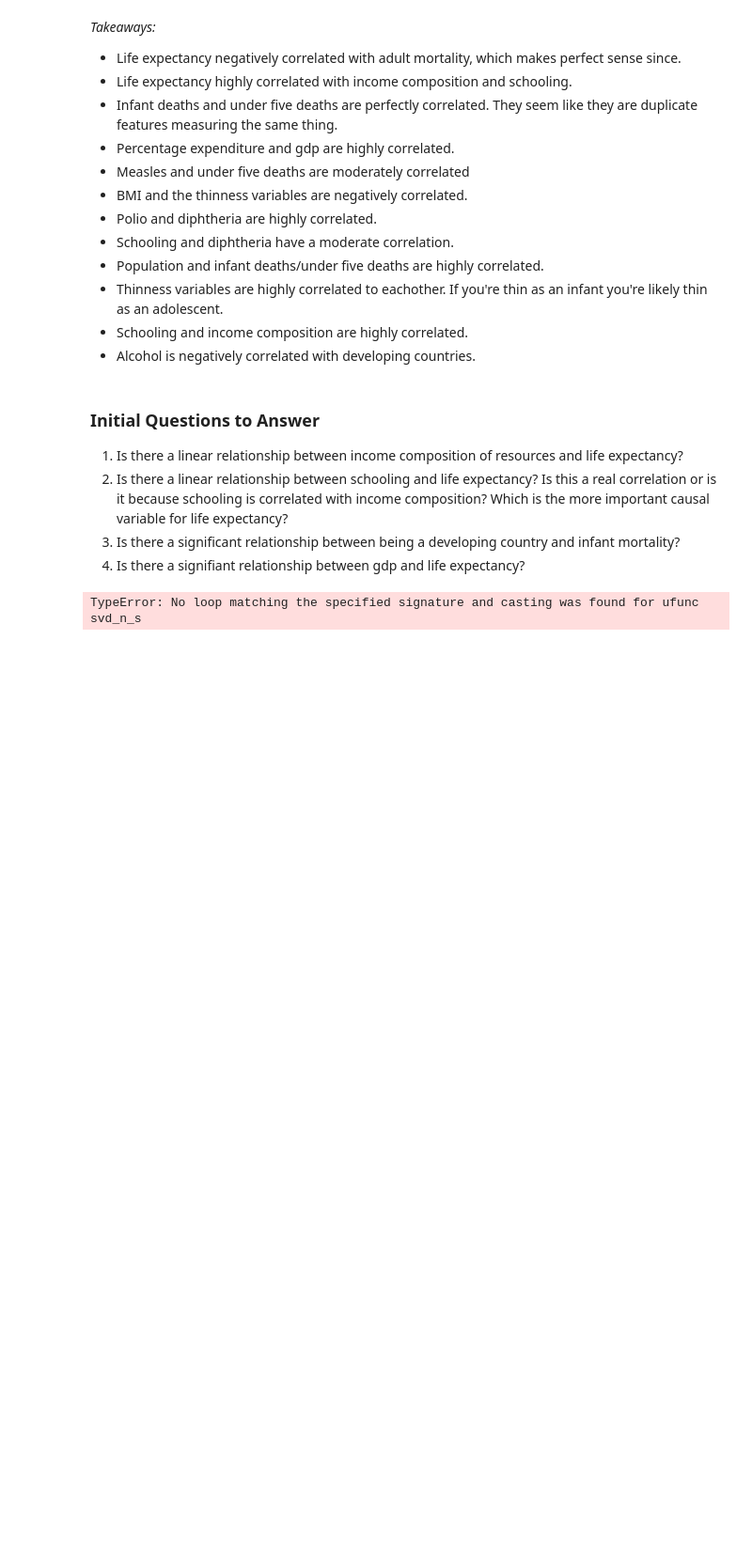
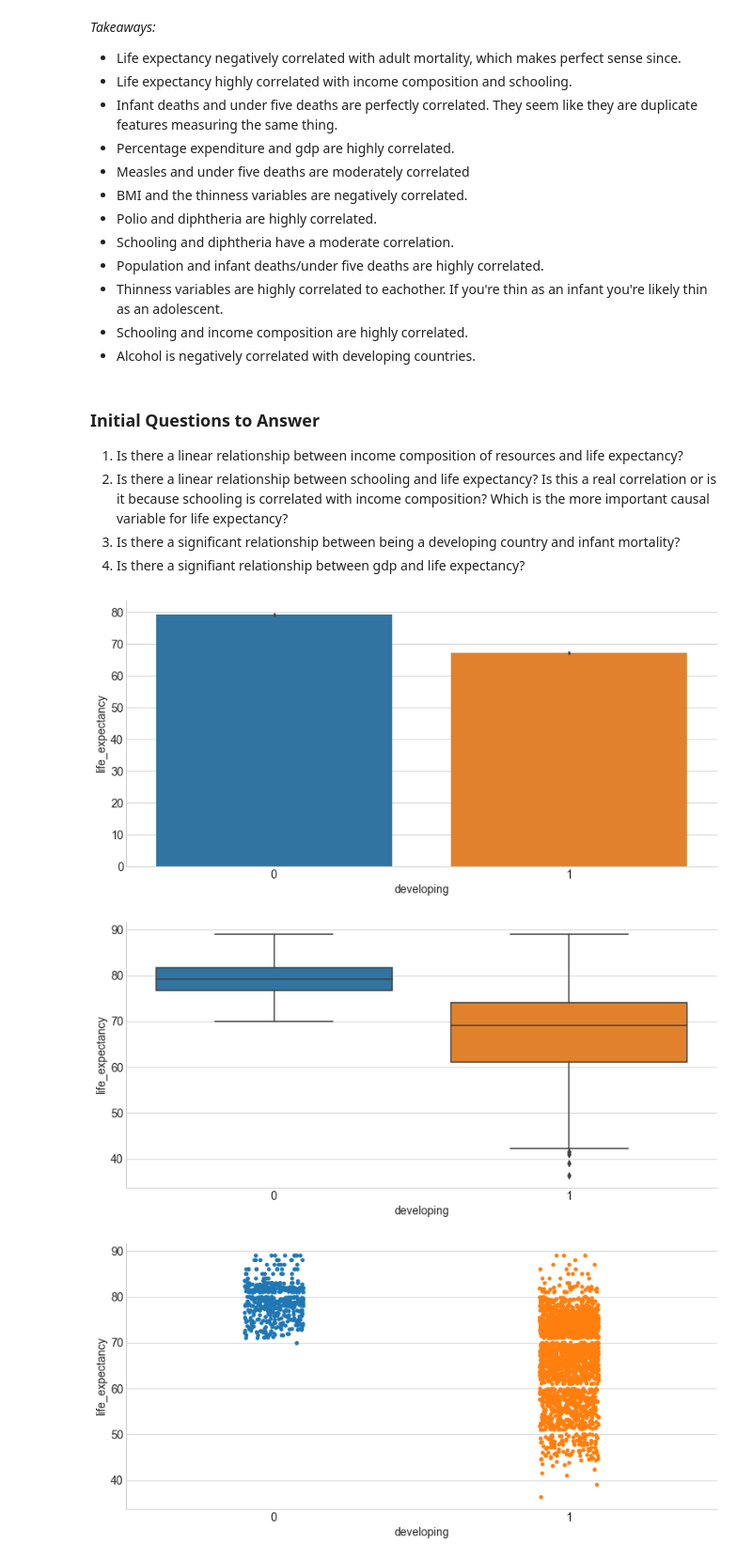
Before and after one commit to kristofer-rivera/predicting-life-expectancy, a Jupyter notebook: working_notebook.ipynb, the cells around one changed output. Shown at 94% size. Drawn from its saved outputs; the diff is of its cells as text; code cells hidden in the pictures; blank space fills up the shorter version.

```diff
--- a/working_notebook.ipynb
+++ b/working_notebook.ipynb
@@ -493,6 +493,8 @@ plt.show()
 3. Is there a significant relationship between being a developing country and infant mortality?
 4. Is there a signifiant relationship between gdp and life expectancy?
 # %%
-ex.plot_variable_pairs(train)
+ex.plot_categorical_and_continuous_vars(df, 'developing', 'life_expectancy')
 # %% [output]
-TypeError: No loop matching the specified signature and casting was found for ufunc svd_n_s
+[figure, added]
+[figure, added]
+[figure, added]
```
